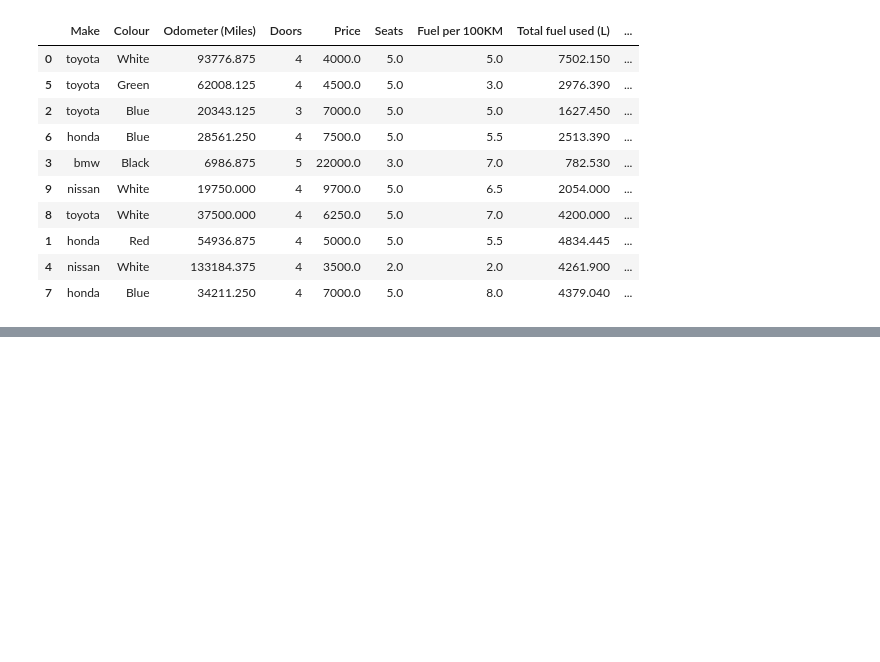
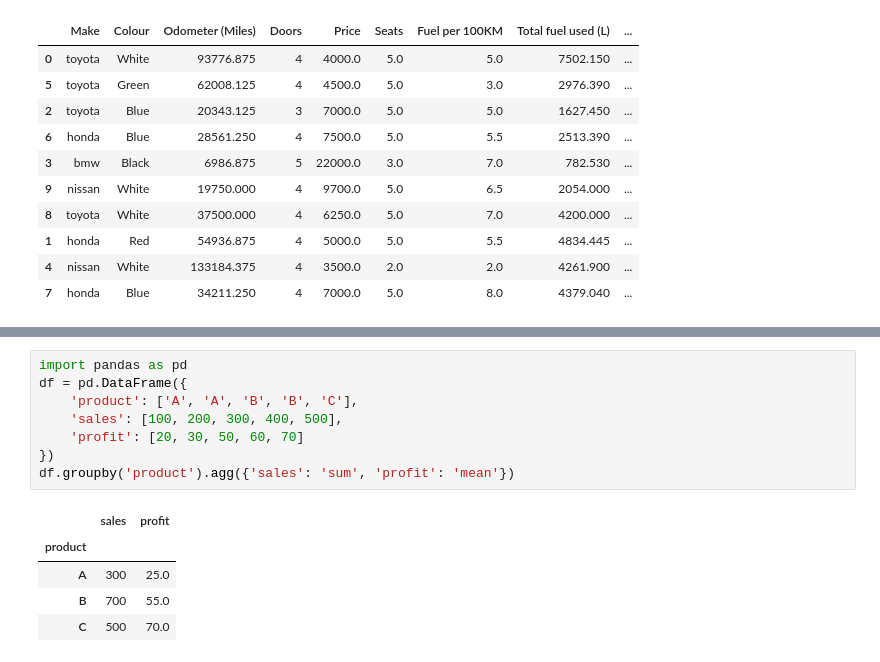
Before and after one commit to osamaizhar/Datascience-and-AI-Learning, a Jupyter notebook: Pandas/main.ipynb, the cells around one changed output, grey strips where cells are left out. Saved outputs shown, nothing was run; the diff lists cells and outputs as text; blank space fills up the shorter version.

```diff
--- a/Pandas/main.ipynb
+++ b/Pandas/main.ipynb
@@ -701,0 +718,14 @@ car_sales
+# %%
+import pandas as pd
+df = pd.DataFrame({
+    'product': ['A', 'A', 'B', 'B', 'C'],
+    'sales': [100, 200, 300, 400, 500],
+    'profit': [20, 30, 50, 60, 70]
+})
+df.groupby('product').agg({'sales': 'sum', 'profit': 'mean'})
+# %% [output]
+|  | sales | profit |
+| product |  |  |
+| A | 300 | 25.0 |
+| B | 700 | 55.0 |
+| C | 500 | 70.0 |
```
Also changed, not shown: parts of 11 cells of this notebook, 15 other files.
